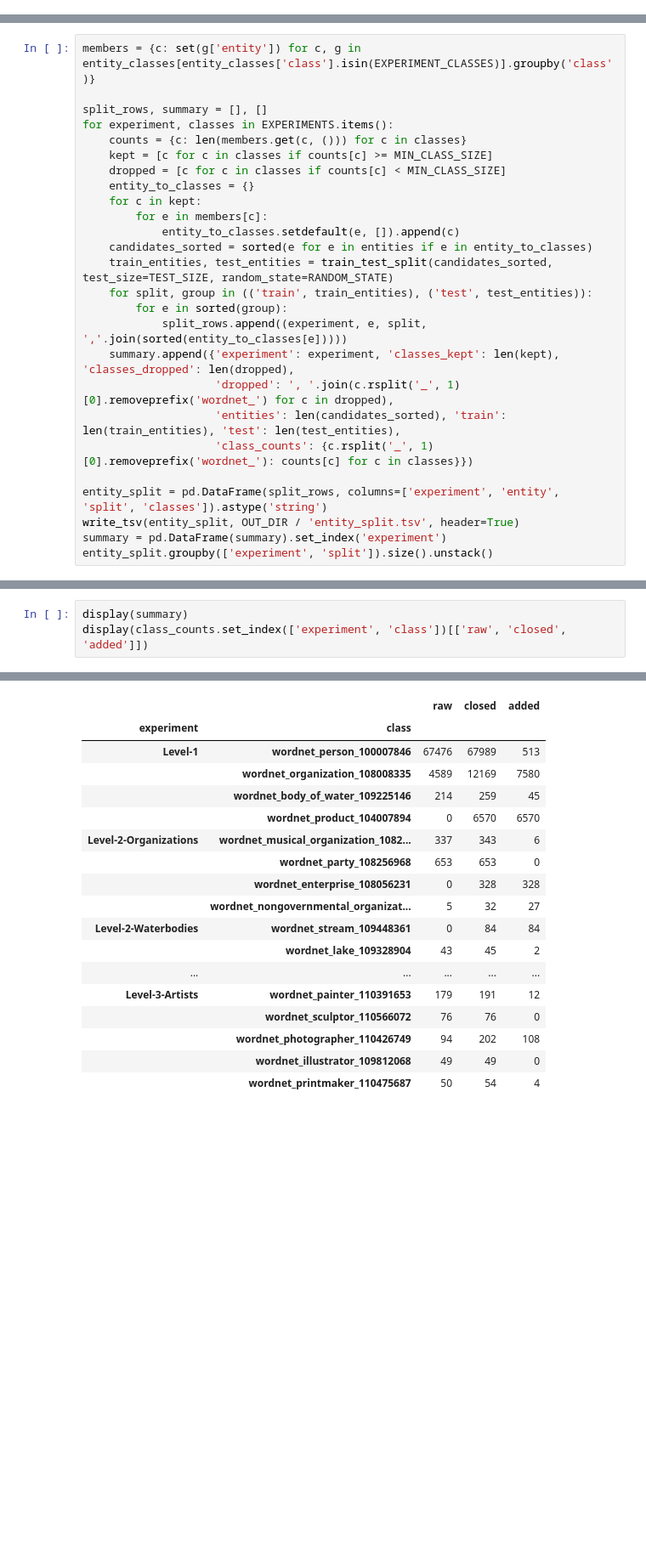
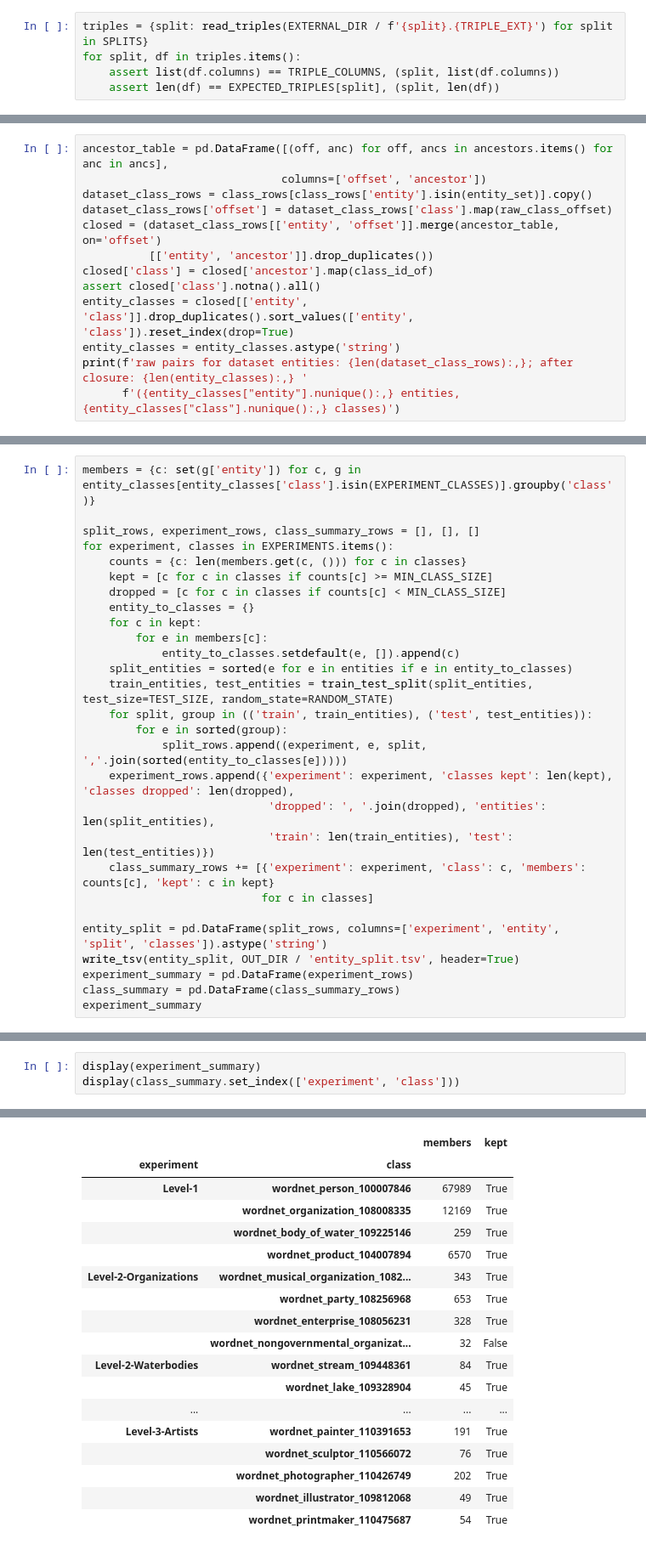
Before and after one commit to marcinperek/SWSN-project, a Jupyter notebook: data/yago_preprocessing.ipynb, the cells around one changed output, grey strips where cells are left out. Shown at 85% size. Saved outputs shown, nothing was run; the diff lists cells and outputs as text; blank space fills up the shorter version.

Commit message:
Review fixes: align preprocessing notebooks, glossary naming, re-read assertions, LF attributes

```diff
--- a/data/yago_preprocessing.ipynb
+++ b/data/yago_preprocessing.ipynb
@@ -365,0 +150,5 @@ Only entities that occur in the dataset; sorted by entity, then class; header `e
+# %%
+triples = {split: read_triples(EXTERNAL_DIR / f'{split}.{TRIPLE_EXT}') for split in SPLITS}
+for split, df in triples.items():
+    assert list(df.columns) == TRIPLE_COLUMNS, (split, list(df.columns))
+    assert len(df) == EXPECTED_TRIPLES[split], (split, len(df))
@@ -365,0 +296,13 @@ Only entities that occur in the dataset; sorted by entity, then class; header `e
+# %%
+ancestor_table = pd.DataFrame([(off, anc) for off, ancs in ancestors.items() for anc in ancs],
+                              columns=['offset', 'ancestor'])
+dataset_class_rows = class_rows[class_rows['entity'].isin(entity_set)].copy()
+dataset_class_rows['offset'] = dataset_class_rows['class'].map(raw_class_offset)
+closed = (dataset_class_rows[['entity', 'offset']].merge(ancestor_table, on='offset')
+          [['entity', 'ancestor']].drop_duplicates())
+closed['class'] = closed['ancestor'].map(class_id_of)
+assert closed['class'].notna().all()
+entity_classes = closed[['entity', 'class']].drop_duplicates().sort_values(['entity', 'class']).reset_index(drop=True)
+entity_classes = entity_classes.astype('string')
+print(f'raw pairs for dataset entities: {len(dataset_class_rows):,}; after closure: {len(entity_classes):,} '
+      f'({entity_classes["entity"].nunique():,} entities, {entity_classes["class"].nunique():,} classes)')
@@ -380,7 +388,7 @@ For every experiment, as in the authors' `classification.ipynb`: candidates are
 # %%
 members = {c: set(g['entity']) for c, g in entity_classes[entity_classes['class'].isin(EXPERIMENT_CLASSES)].groupby('class')}
 
-split_rows, summary = [], []
+split_rows, experiment_rows, class_summary_rows = [], [], []
 for experiment, classes in EXPERIMENTS.items():
     counts = {c: len(members.get(c, ())) for c in classes}
     kept = [c for c in classes if counts[c] >= MIN_CLASS_SIZE]
@@ -389,18 +397,20 @@ for experiment, classes in EXPERIMENTS.items():
     for c in kept:
         for e in members[c]:
             entity_to_classes.setdefault(e, []).append(c)
-    candidates_sorted = sorted(e for e in entities if e in entity_to_classes)
-    train_entities, test_entities = train_test_split(candidates_sorted, test_size=TEST_SIZE, random_state=RANDOM_STATE)
+    split_entities = sorted(e for e in entities if e in entity_to_classes)
+    train_entities, test_entities = train_test_split(split_entities, test_size=TEST_SIZE, random_state=RANDOM_STATE)
     for split, group in (('train', train_entities), ('test', test_entities)):
         for e in sorted(group):
             split_rows.append((experiment, e, split, ','.join(sorted(entity_to_classes[e]))))
-    summary.append({'experiment': experiment, 'classes_kept': len(kept), 'classes_dropped': len(dropped),
-                    'dropped': ', '.join(c.rsplit('_', 1)[0].removeprefix('wordnet_') for c in dropped),
-                    'entities': len(candidates_sorted), 'train': len(train_entities), 'test': len(test_entities),
-                    'class_counts': {c.rsplit('_', 1)[0].removeprefix('wordnet_'): counts[c] for c in classes}})
+    experiment_rows.append({'experiment': experiment, 'classes kept': len(kept), 'classes dropped': len(dropped),
+                            'dropped': ', '.join(dropped), 'entities': len(split_entities),
+                            'train': len(train_entities), 'test': len(test_entities)})
+    class_summary_rows += [{'experiment': experiment, 'class': c, 'members': counts[c], 'kept': c in kept}
+                           for c in classes]
 
 entity_split = pd.DataFrame(split_rows, columns=['experiment', 'entity', 'split', 'classes']).astype('string')
 write_tsv(entity_split, OUT_DIR / 'entity_split.tsv', header=True)
-summary = pd.DataFrame(summary).set_index('experiment')
-entity_split.groupby(['experiment', 'split']).size().unstack()
+experiment_summary = pd.DataFrame(experiment_rows)
+class_summary = pd.DataFrame(class_summary_rows)
+experiment_summary
 # %% [output]
@@ -517,4 +547,4 @@ Per experiment: classes kept and dropped (fewer than 40 members), entities, enti
 # %%
-display(summary)
-display(class_counts.set_index(['experiment', 'class'])[['raw', 'closed', 'added']])
+display(experiment_summary)
+display(class_summary.set_index(['experiment', 'class']))
 # %% [output]
@@ -531,18 +560,18 @@ display(class_counts.set_index(['experiment', 'class'])[['raw', 'closed', 'added
-|  |  | raw | closed | added |
-| experiment | class |  |  |  |
-| Level-1 | wordnet_person_100007846 | 67476 | 67989 | 513 |
-|  | wordnet_organization_108008335 | 4589 | 12169 | 7580 |
-|  | wordnet_body_of_water_109225146 | 214 | 259 | 45 |
-|  | wordnet_product_104007894 | 0 | 6570 | 6570 |
-| Level-2-Organizations | wordnet_musical_organization_1082... | 337 | 343 | 6 |
-|  | wordnet_party_108256968 | 653 | 653 | 0 |
-|  | wordnet_enterprise_108056231 | 0 | 328 | 328 |
-|  | wordnet_nongovernmental_organizat... | 5 | 32 | 27 |
-| Level-2-Waterbodies | wordnet_stream_109448361 | 0 | 84 | 84 |
-|  | wordnet_lake_109328904 | 43 | 45 | 2 |
-| ... | ... | ... | ... | ... |
-| Level-3-Artists | wordnet_painter_110391653 | 179 | 191 | 12 |
-|  | wordnet_sculptor_110566072 | 76 | 76 | 0 |
-|  | wordnet_photographer_110426749 | 94 | 202 | 108 |
-|  | wordnet_illustrator_109812068 | 49 | 49 | 0 |
-|  | wordnet_printmaker_110475687 | 50 | 54 | 4 |
+|  |  | members | kept |
+| experiment | class |  |  |
+| Level-1 | wordnet_person_100007846 | 67989 | True |
+|  | wordnet_organization_108008335 | 12169 | True |
+|  | wordnet_body_of_water_109225146 | 259 | True |
+|  | wordnet_product_104007894 | 6570 | True |
+| Level-2-Organizations | wordnet_musical_organization_1082... | 343 | True |
+|  | wordnet_party_108256968 | 653 | True |
+|  | wordnet_enterprise_108056231 | 328 | True |
+|  | wordnet_nongovernmental_organizat... | 32 | False |
+| Level-2-Waterbodies | wordnet_stream_109448361 | 84 | True |
+|  | wordnet_lake_109328904 | 45 | True |
+| ... | ... | ... | ... |
+| Level-3-Artists | wordnet_painter_110391653 | 191 | True |
+|  | wordnet_sculptor_110566072 | 76 | True |
+|  | wordnet_photographer_110426749 | 202 | True |
+|  | wordnet_illustrator_109812068 | 49 | True |
+|  | wordnet_printmaker_110475687 | 54 | True |
```
Also changed, not shown: parts of 51 cells of this notebook, 2 other files.
